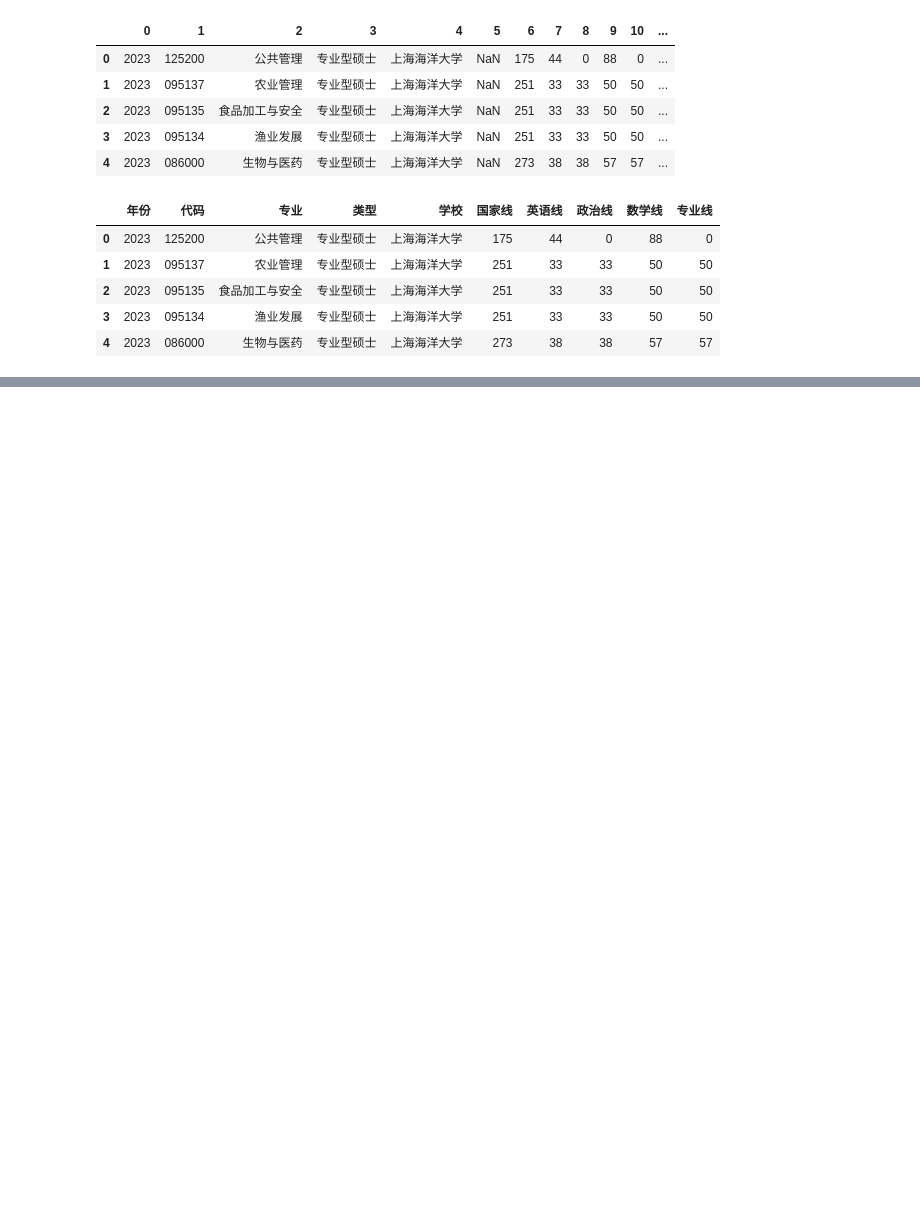
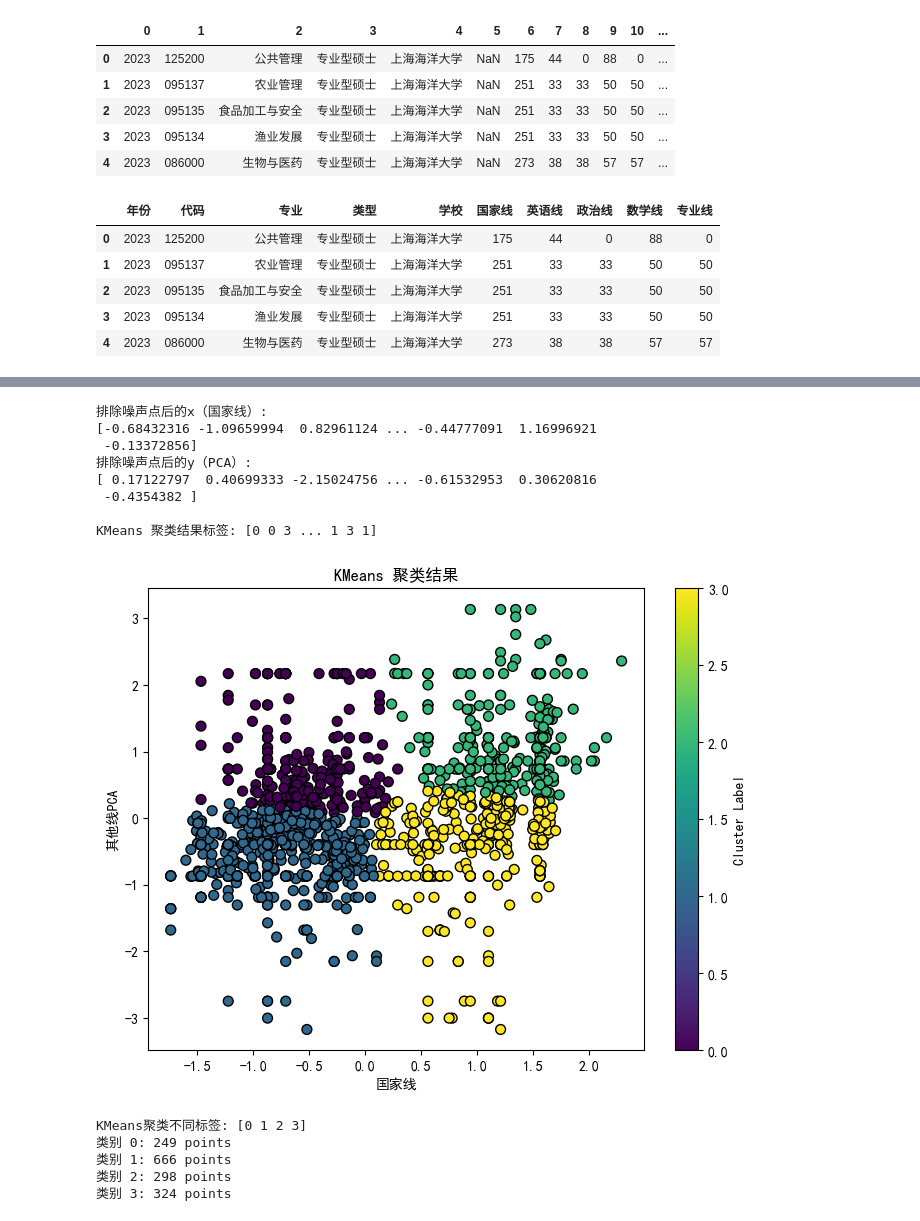
Before and after one commit to rainbowyuyu/dm_design, a Jupyter notebook: data_show.ipynb, the cells around one changed output, grey strips where cells are left out. Saved outputs shown, nothing was run; the diff lists cells and outputs as text; code cells hidden in the pictures; blank space fills up the shorter version.

```diff
--- a/data_show.ipynb
+++ b/data_show.ipynb
@@ -308,0 +311,75 @@ for label in unique_labels:
+# %%
+import numpy as np
+import matplotlib.pyplot as plt
+from sklearn.preprocessing import StandardScaler
+from sklearn.cluster import DBSCAN, KMeans
+
+# 按专业计算 '国家线' 和 'PCA' 的平均值
+avg_scores = data.groupby('专业')[['国家线', 'PCA']].mean()
+
+# 获取国家线和PCA的平均值
+x = avg_scores['国家线'].values.reshape(-1, 1)  # 国家线
+y = avg_scores['PCA'].values.reshape(-1, 1)  # PCA
+
+# 合并 x 和 y 为一个新的特征矩阵
+X = np.hstack((x, y))  # 将国家线和其他四个线的平均值合并为一个二维数组
+
+# 标准化数据
+scaler = StandardScaler()
+X_scaled = scaler.fit_transform(X)
+
+# 使用 DBSCAN 进行聚类
+dbscan = DBSCAN(eps=0.4, min_samples=5)
+labels = dbscan.fit_predict(X_scaled)
+
+# 排除噪声点（即标签为-1的点）
+X_filtered = X_scaled[labels != -1]
+labels_filtered = labels[labels != -1]
+
+# 提取排除噪声点后的x和y
+x_filtered = X_filtered[:, 0]
+y_filtered = X_filtered[:, 1]
+
+# 输出排除噪声点后的x（国家线）和y（PCA）
+print("排除噪声点后的x（国家线）:")
+print(x_filtered)
+
+print("排除噪声点后的y（PCA）:")
+print(y_filtered)
+
+# KMeans 聚类
+kmeans = KMeans(n_clusters=4, random_state=42)  # 设置3个簇
+kmeans_labels = kmeans.fit_predict(X_filtered)
+
+# 输出KMeans的聚类标签
+print(f"\nKMeans 聚类结果标签: {kmeans_labels}")
+
+# 可视化 KMeans 聚类结果
+plt.figure(figsize=(8, 6))
+plt.scatter(x_filtered, y_filtered, c=kmeans_labels, cmap='viridis', edgecolor='k', s=50)
+plt.title('KMeans 聚类结果')
+plt.xlabel('国家线')
+plt.ylabel('其他线PCA')
+plt.colorbar(label='Cluster Label')  # 显示聚类标签
+plt.show()
+
+# 查看每个簇的数量
+unique_kmeans_labels = np.unique(kmeans_labels)
+print(f"\nKMeans聚类不同标签: {unique_kmeans_labels}")
+for label in unique_kmeans_labels:
+    print(f"类别 {label}: {np.sum(kmeans_labels == label)} points")
+# %% [output]
+排除噪声点后的x（国家线）:
+[-0.68432316 -1.09659994  0.82961124 ... -0.44777091  1.16996921
+ -0.13372856]
+排除噪声点后的y（PCA）:
+[ 0.17122797  0.40699333 -2.15024756 ... -0.61532953  0.30620816
+ -0.4354382 ]
+
+KMeans 聚类结果标签: [0 0 3 ... 1 3 1]
+[figure, added]
+KMeans聚类不同标签: [0 1 2 3]
+类别 0: 249 points
+类别 1: 666 points
+类别 2: 298 points
+类别 3: 324 points
```
Also changed, not shown: parts of 14 cells of this notebook.
